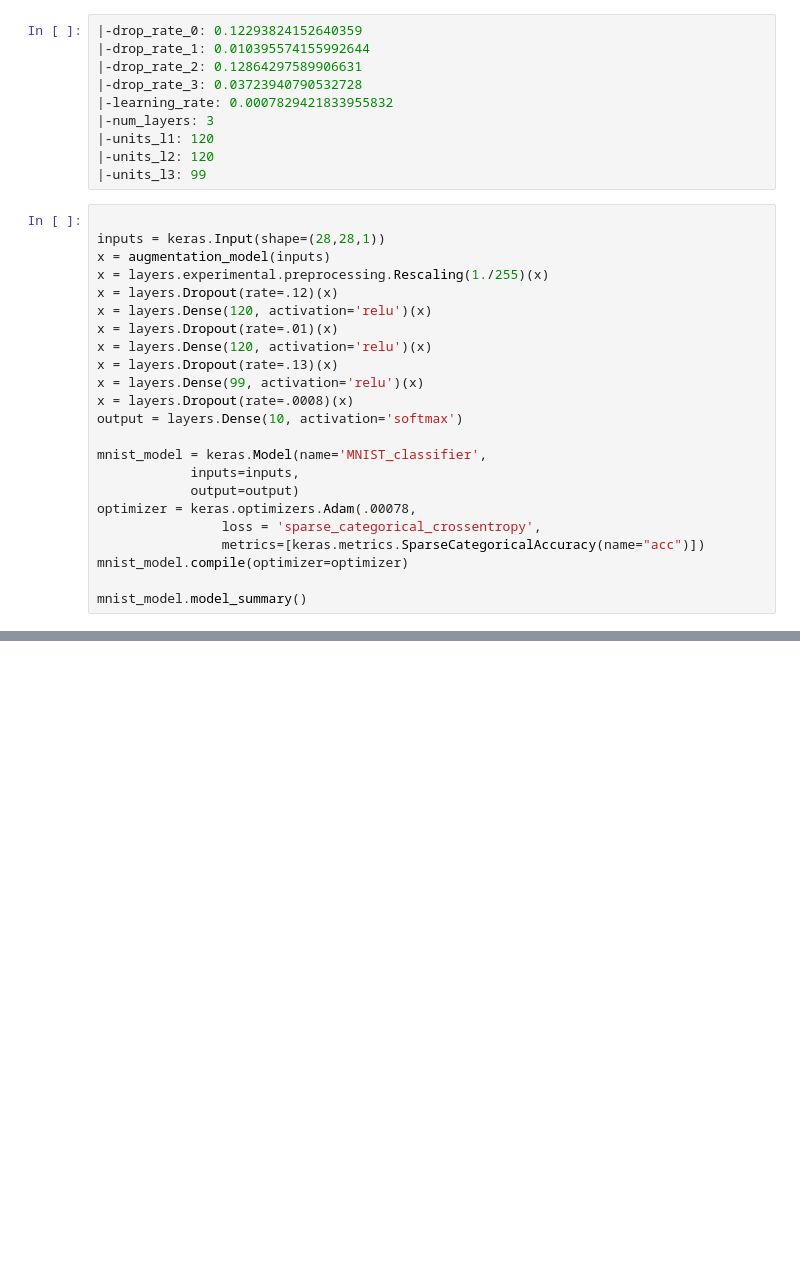
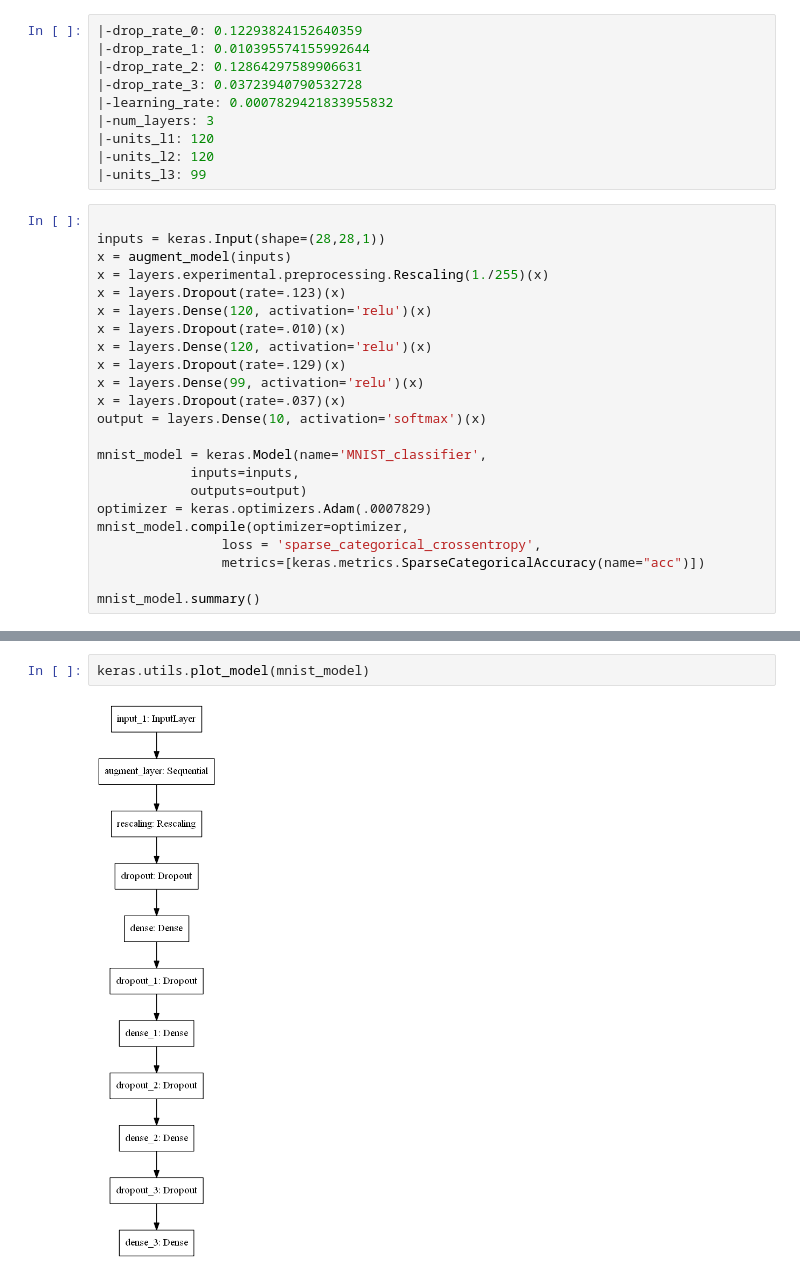
Before and after one commit to philosofool/learning, a Jupyter notebook: tf_keras/hyperparameter_tuning.ipynb, the cells around one changed output, grey strips where cells are left out. Saved outputs shown, nothing was run; the diff lists cells and outputs as text; blank space fills up the shorter version.

```diff
--- a/tf_keras/hyperparameter_tuning.ipynb
+++ b/tf_keras/hyperparameter_tuning.ipynb
@@ -282,23 +282,23 @@ Hyperparameters:
 # %%
 
 inputs = keras.Input(shape=(28,28,1))
-x = augmentation_model(inputs)
+x = augment_model(inputs)
 x = layers.experimental.preprocessing.Rescaling(1./255)(x)
-x = layers.Dropout(rate=.12)(x)
+x = layers.Dropout(rate=.123)(x)
 x = layers.Dense(120, activation='relu')(x)
-x = layers.Dropout(rate=.01)(x)
+x = layers.Dropout(rate=.010)(x)
 x = layers.Dense(120, activation='relu')(x)
-x = layers.Dropout(rate=.13)(x)
+x = layers.Dropout(rate=.129)(x)
 x = layers.Dense(99, activation='relu')(x)
-x = layers.Dropout(rate=.0008)(x)
-output = layers.Dense(10, activation='softmax')
+x = layers.Dropout(rate=.037)(x)
+output = layers.Dense(10, activation='softmax')(x)
 
 mnist_model = keras.Model(name='MNIST_classifier',
             inputs=inputs,
-            output=output)
-optimizer = keras.optimizers.Adam(.00078,
+            outputs=output)
+optimizer = keras.optimizers.Adam(.0007829)
+mnist_model.compile(optimizer=optimizer,
                 loss = 'sparse_categorical_crossentropy',
                 metrics=[keras.metrics.SparseCategoricalAccuracy(name="acc")])
-mnist_model.compile(optimizer=optimizer)
 
-mnist_model.model_summary()
+mnist_model.summary()
@@ -304,0 +323,4 @@ mnist_model.model_summary()
+# %%
+keras.utils.plot_model(mnist_model)
+# %% [output]
+[figure, added]
```
Also changed, not shown: parts of 6 cells of this notebook.
